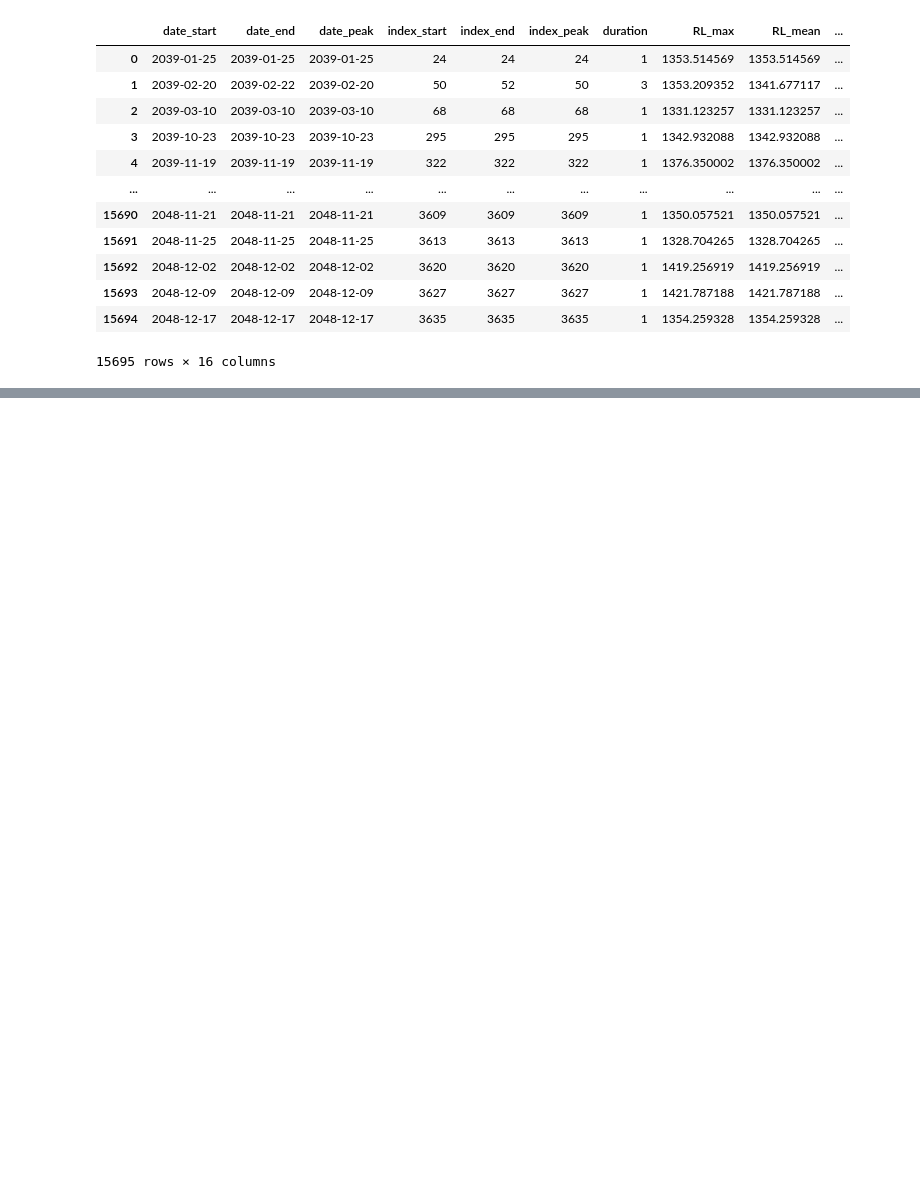
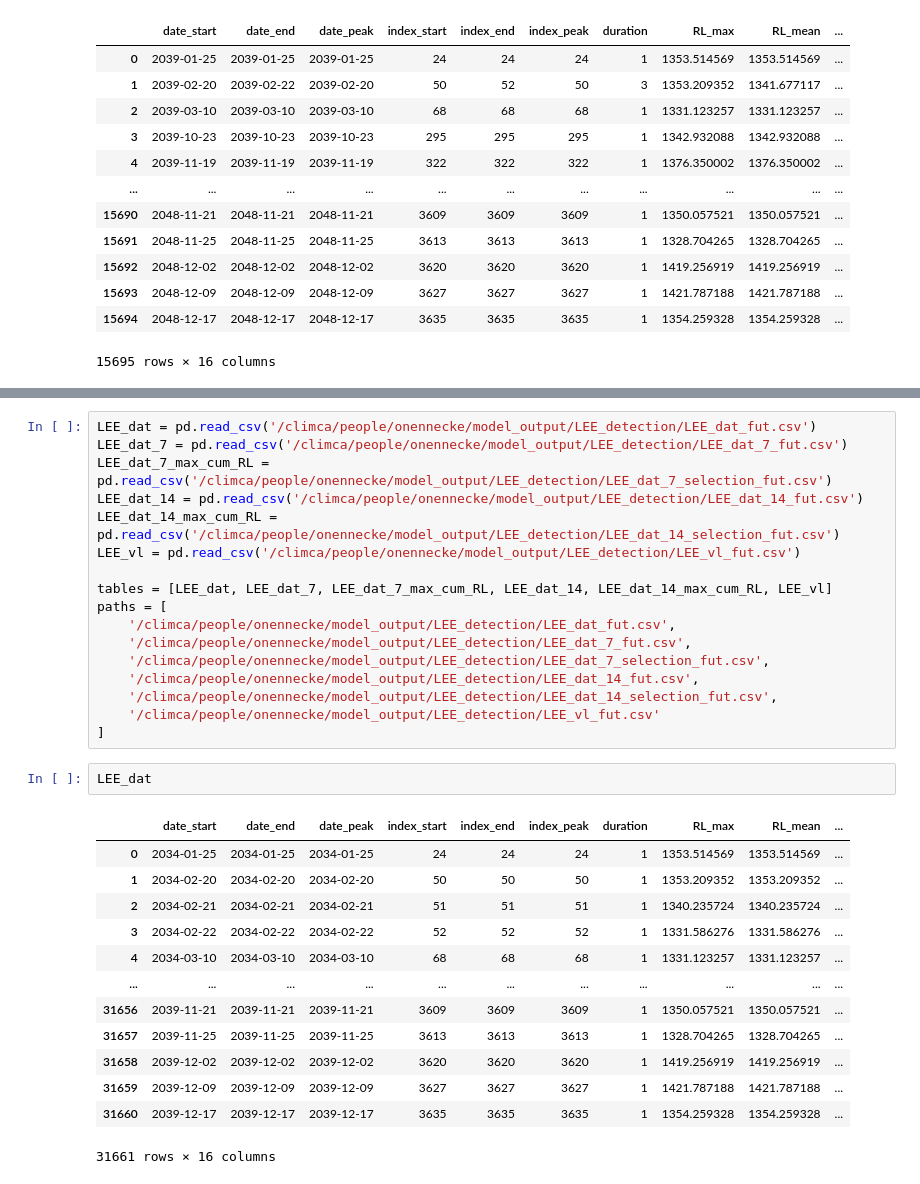
Before and after one commit to O-Nennecke/RL_2026_paper, a Jupyter notebook: 07_LEE_Detection/LEE_Detection_future.ipynb, the cells around one changed output, grey strips where cells are left out. Saved outputs shown, nothing was run; the diff lists cells and outputs as text; blank space fills up the shorter version.

```diff
--- a/07_LEE_Detection/LEE_Detection_future.ipynb
+++ b/07_LEE_Detection/LEE_Detection_future.ipynb
@@ -685,0 +719,33 @@ LEE_vl
+# %%
+LEE_dat = pd.read_csv('/climca/people/onennecke/model_output/LEE_detection/LEE_dat_fut.csv')
+LEE_dat_7 = pd.read_csv('/climca/people/onennecke/model_output/LEE_detection/LEE_dat_7_fut.csv')
+LEE_dat_7_max_cum_RL = pd.read_csv('/climca/people/onennecke/model_output/LEE_detection/LEE_dat_7_selection_fut.csv')
+LEE_dat_14 = pd.read_csv('/climca/people/onennecke/model_output/LEE_detection/LEE_dat_14_fut.csv')
+LEE_dat_14_max_cum_RL = pd.read_csv('/climca/people/onennecke/model_output/LEE_detection/LEE_dat_14_selection_fut.csv')
+LEE_vl = pd.read_csv('/climca/people/onennecke/model_output/LEE_detection/LEE_vl_fut.csv')
+
+tables = [LEE_dat, LEE_dat_7, LEE_dat_7_max_cum_RL, LEE_dat_14, LEE_dat_14_max_cum_RL, LEE_vl]
+paths = [
+    '/climca/people/onennecke/model_output/LEE_detection/LEE_dat_fut.csv',
+    '/climca/people/onennecke/model_output/LEE_detection/LEE_dat_7_fut.csv',
+    '/climca/people/onennecke/model_output/LEE_detection/LEE_dat_7_selection_fut.csv',
+    '/climca/people/onennecke/model_output/LEE_detection/LEE_dat_14_fut.csv',
+    '/climca/people/onennecke/model_output/LEE_detection/LEE_dat_14_selection_fut.csv',
+    '/climca/people/onennecke/model_output/LEE_detection/LEE_vl_fut.csv'
+]
+# %%
+LEE_dat
+# %% [output]
+|  | date_start | date_end | date_peak | index_start | index_end | index_peak | duration | RL_max | RL_mean | ... |
+| 0 | 2034-01-25 | 2034-01-25 | 2034-01-25 | 24 | 24 | 24 | 1 | 1353.514569 | 1353.514569 | ... |
+| 1 | 2034-02-20 | 2034-02-20 | 2034-02-20 | 50 | 50 | 50 | 1 | 1353.209352 | 1353.209352 | ... |
+| 2 | 2034-02-21 | 2034-02-21 | 2034-02-21 | 51 | 51 | 51 | 1 | 1340.235724 | 1340.235724 | ... |
+| 3 | 2034-02-22 | 2034-02-22 | 2034-02-22 | 52 | 52 | 52 | 1 | 1331.586276 | 1331.586276 | ... |
+| 4 | 2034-03-10 | 2034-03-10 | 2034-03-10 | 68 | 68 | 68 | 1 | 1331.123257 | 1331.123257 | ... |
+| ... | ... | ... | ... | ... | ... | ... | ... | ... | ... | ... |
+| 31656 | 2039-11-21 | 2039-11-21 | 2039-11-21 | 3609 | 3609 | 3609 | 1 | 1350.057521 | 1350.057521 | ... |
+| 31657 | 2039-11-25 | 2039-11-25 | 2039-11-25 | 3613 | 3613 | 3613 | 1 | 1328.704265 | 1328.704265 | ... |
+| 31658 | 2039-12-02 | 2039-12-02 | 2039-12-02 | 3620 | 3620 | 3620 | 1 | 1419.256919 | 1419.256919 | ... |
+| 31659 | 2039-12-09 | 2039-12-09 | 2039-12-09 | 3627 | 3627 | 3627 | 1 | 1421.787188 | 1421.787188 | ... |
+| 31660 | 2039-12-17 | 2039-12-17 | 2039-12-17 | 3635 | 3635 | 3635 | 1 | 1354.259328 | 1354.259328 | ... |
+31661 rows × 16 columns
```
Also changed, not shown: parts of 8 cells of this notebook, 28 other files.
